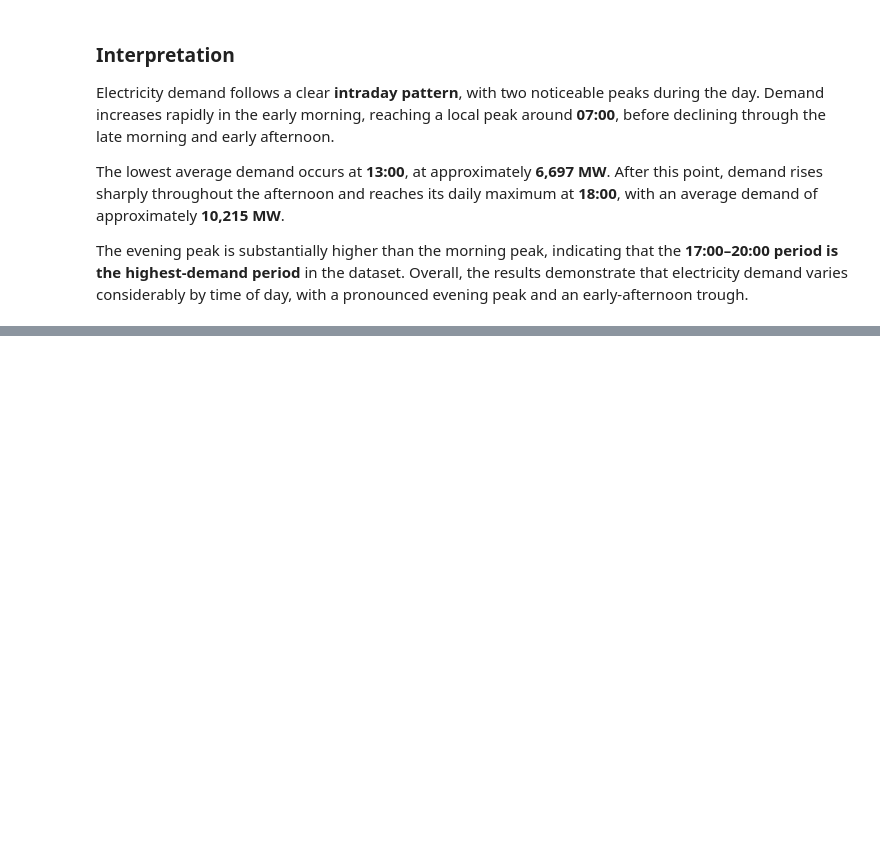
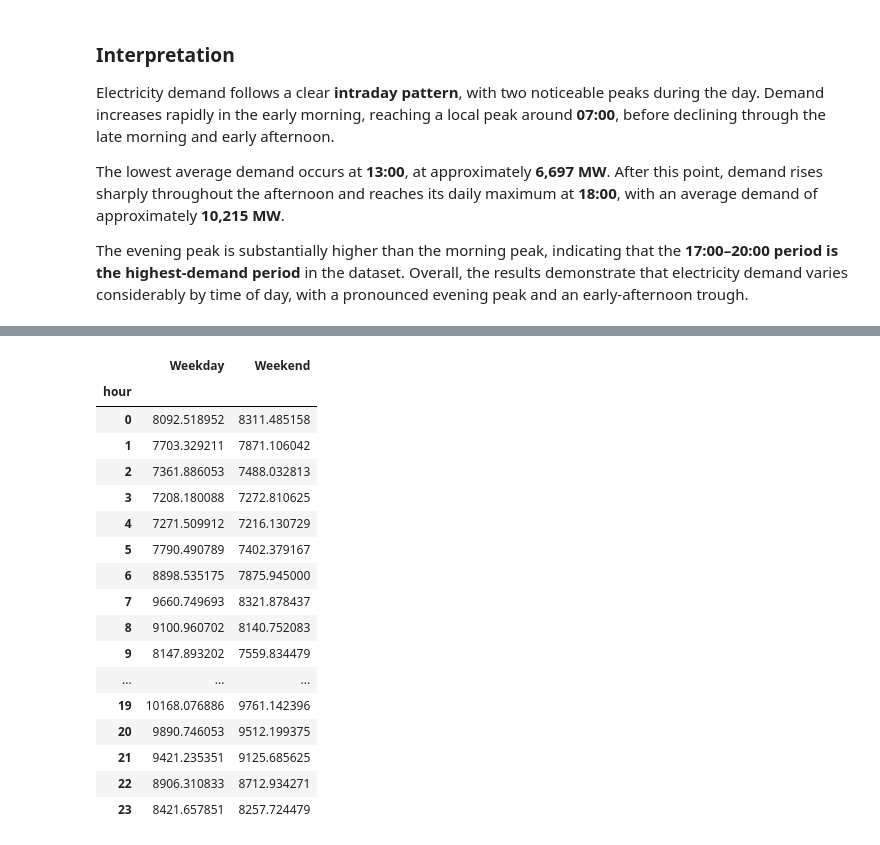
Before and after one commit to klm2109/australian-energy-market-analytics, a Jupyter notebook: notebooks/Exploratory Data Analysis.ipynb, the cells around one changed output, grey strips where cells are left out. Saved outputs shown, nothing was run; the diff lists cells and outputs as text; code cells hidden in the pictures; blank space fills up the shorter version.

```diff
--- a/notebooks/Exploratory Data Analysis.ipynb
+++ b/notebooks/Exploratory Data Analysis.ipynb
@@ -222,0 +322,29 @@ by time of day, with a pronounced evening peak and an early-afternoon trough.
+# %%
+hourly_weekday = (
+    df.groupby(["hour", "is_weekend"])["TOTALDEMAND"]
+      .mean()
+      .unstack()
+)
+
+hourly_weekday.columns = ["Weekday", "Weekend"]
+
+hourly_weekday
+# %% [output]
+|  | Weekday | Weekend |
+| hour |  |  |
+| 0 | 8092.518952 | 8311.485158 |
+| 1 | 7703.329211 | 7871.106042 |
+| 2 | 7361.886053 | 7488.032813 |
+| 3 | 7208.180088 | 7272.810625 |
+| 4 | 7271.509912 | 7216.130729 |
+| 5 | 7790.490789 | 7402.379167 |
+| 6 | 8898.535175 | 7875.945000 |
+| 7 | 9660.749693 | 8321.878437 |
+| 8 | 9100.960702 | 8140.752083 |
+| 9 | 8147.893202 | 7559.834479 |
+| ... | ... | ... |
+| 19 | 10168.076886 | 9761.142396 |
+| 20 | 9890.746053 | 9512.199375 |
+| 21 | 9421.235351 | 9125.685625 |
+| 22 | 8906.310833 | 8712.934271 |
+| 23 | 8421.657851 | 8257.724479 |
```
Also changed, not shown: parts of 7 cells of this notebook.
